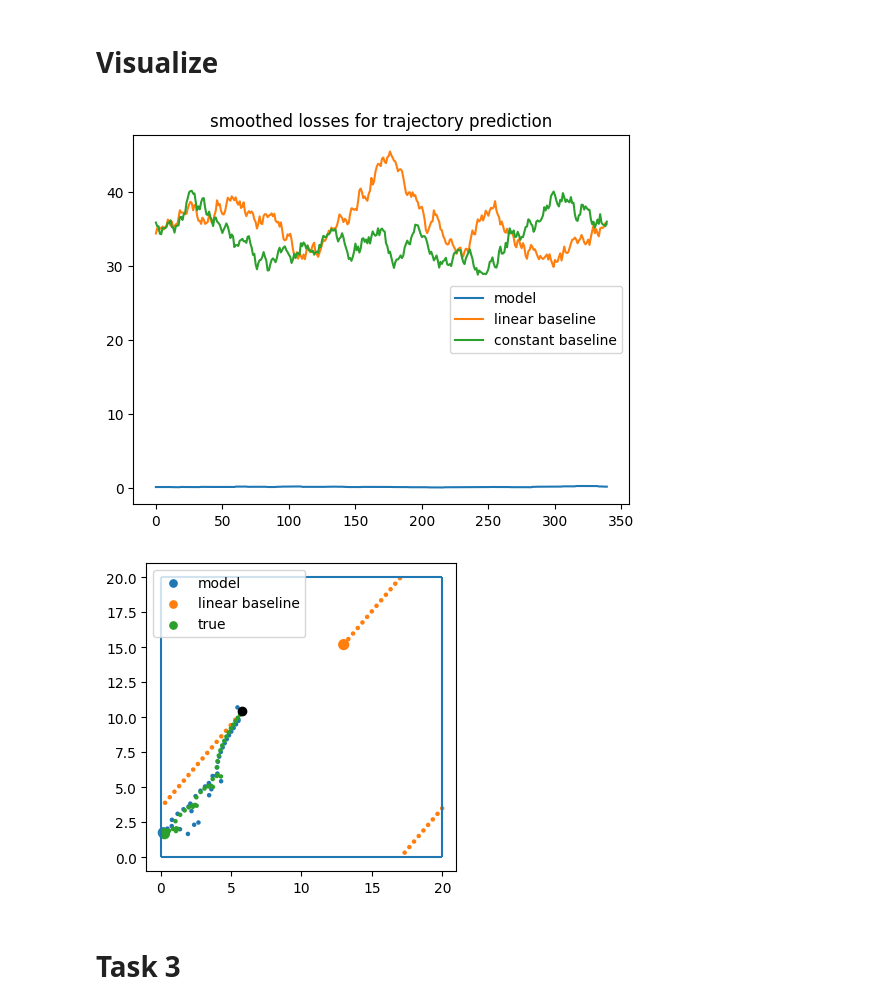
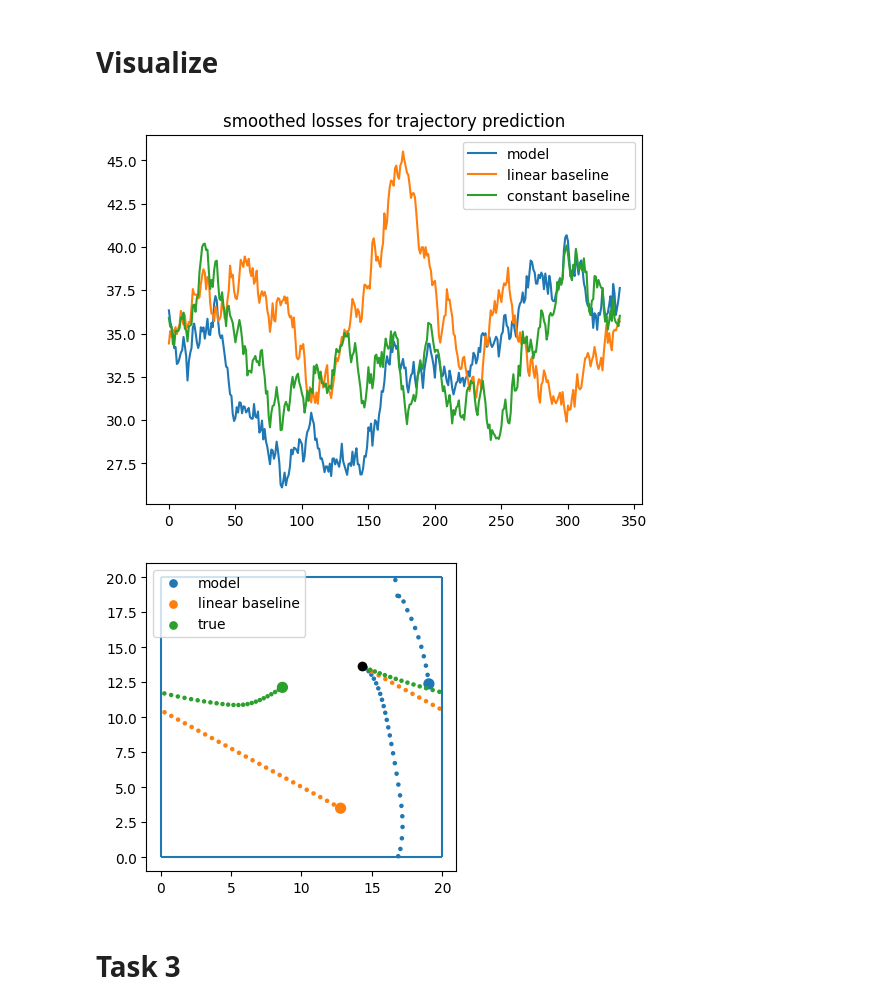
Before and after one commit to DmytroMudragel/CharacterRecognitionDeepLearning, a Jupyter notebook: Assignment2/A2-skeleton.ipynb, the cells around one changed output. Drawn from its saved outputs; the diff is of its cells as text; code cells hidden in the pictures.

Commit message:
update task2

````diff
--- a/Assignment2/A2-skeleton.ipynb
+++ b/Assignment2/A2-skeleton.ipynb
@@ -35,7 +35,7 @@
 
 ```energy```: ```(time, 1)```
 # %%
-trajectory, energy = load_trajectory('data/task1_2/test/trajectory_900.npz', 'task_1')
+trajectory, energy = load_trajectory('data/task1_2/test/trajectory_975.npz', 'task_1')
 print(f'Trajectory shape: {trajectory.shape}, Energy shape: {energy.shape}')
 # 40 steps - 4 trajectories - 5 inputs (x, y, vx, vy, q)
 # %% [output]
@@ -473,10 +483,23 @@ class Evaluate():
         seq_len = 40
         hidden_state = None
         trajectory_pred = []
+        output_t = None
+        predictions = [trajectory_batch.squeeze()[0].unsqueeze(0)]
         for t in range(1, seq_len):  # seq_len is the number of time steps
             input_t = trajectory_batch.squeeze()[:t]
-            target_t = trajectory_batch.squeeze()[1:t + 1]
+            if (t>1):
+                # input_t = torch.cat([trajectory_batch.squeeze()[0], output_t])
+                # input_t = torch.cat((*predictions[:t-1], output_t))
+                input_t = torch.stack(predictions)
+            # print("input", input_t)
+            # target_t = trajectory_batch.squeeze()[1:t + 1]
+            # print("input", input_t)
             output_t, hidden_state = self.model(input_t.squeeze(1), hidden_state)
+            output_t[...,:2] %= 20
+            predictions.append(output_t[-1].unsqueeze(0))
+            # print("output", output_t, ":::", torch.cat(output_t[...,:2]%20, output_t[...,2:]))
+            # print("output", output_t, ":::")
+            # print(f"t: {t} loss: {self.position_loss(output_t[-1][:2].detach(), trajectory_batch.squeeze()[t][:2])}, y_true {output_t[-1][:2].detach()}, second: {trajectory_batch.squeeze()[t][:2]}")
             trajectory_pred.append([output_t[-1][:2].detach(), trajectory_batch.squeeze()[t][:2]])
         return trajectory_pred
 
@@ -548,7 +592,7 @@ def plot_losses(losses):
 
 plot_losses([["model", smooth_losses(losses_model)], ["linear baseline", smooth_losses(losses_linear_baseline)], ["constant baseline", smooth_losses(losses_constant_baseline)]])
 # %% [output]
-[figure, old version]
+[figure, new version]
 # %%
 def plot_path(trajectory):
     y_pred = [x[0] for x in trajectory]
@@ -559,35 +603,35 @@ def plot_path(trajectory):
 
     for traj in [y_pred, y_true]:
         plt.scatter([x[0] for x in traj], [x[1] for x in traj], s=5)
 
     plt.scatter(y_true[0][0], y_true[0][1], c='black')
     plt.scatter(y_true[-1][0], y_true[-1][1], c='green')
     plt.scatter(y_pred[-1][0], y_pred[-1][1], c='red')
     plt.xlim(-1,21)
     plt.ylim(-1,21)
 def plot_paths(trajectories):
     y_preds = [[x[0] for x in trajectory[1]] for trajectory in trajectories]
     y_true = [x[1] for x in trajectories[0][1]]
     labels = [*[trajectory[0] for trajectory in trajectories], "true"]
     plt.figure(figsize=(4,4))
     plt.vlines([0,20],0,20)
     plt.hlines([0,20],0,20)
 
     for idx, traj in enumerate([*y_preds, y_true]):
         sizes = [*[5 for _ in range(len(traj)-1)], 50] # Last point bigger
         plt.scatter([x[0] for x in traj], [x[1] for x in traj], s=sizes, label=labels[idx])
 
     plt.scatter(y_true[0][0], y_true[0][1], c='black') # Indicate starter point
     plt.legend()
     plt.xlim(-1,21)
     plt.ylim(-1,21)
 def plot_predictions(index=1):
     linear_baseline = evaluater.evaluate_linear_baseline(test_task2.__getitem__(index)[0])
     model = evaluater.evaluate_trajectory(test_task2.__getitem__(index)[0])
     plot_paths([["model", model], ["linear baseline", linear_baseline]])
-plot_predictions(300)
+plot_predictions(297)
 # %% [output]
-[figure, old version]
+[figure, new version]
 # %% [markdown]
 # Task 3
 # %% [markdown]
````
Also changed, not shown: parts of 7 cells of this notebook, 3 other files.
